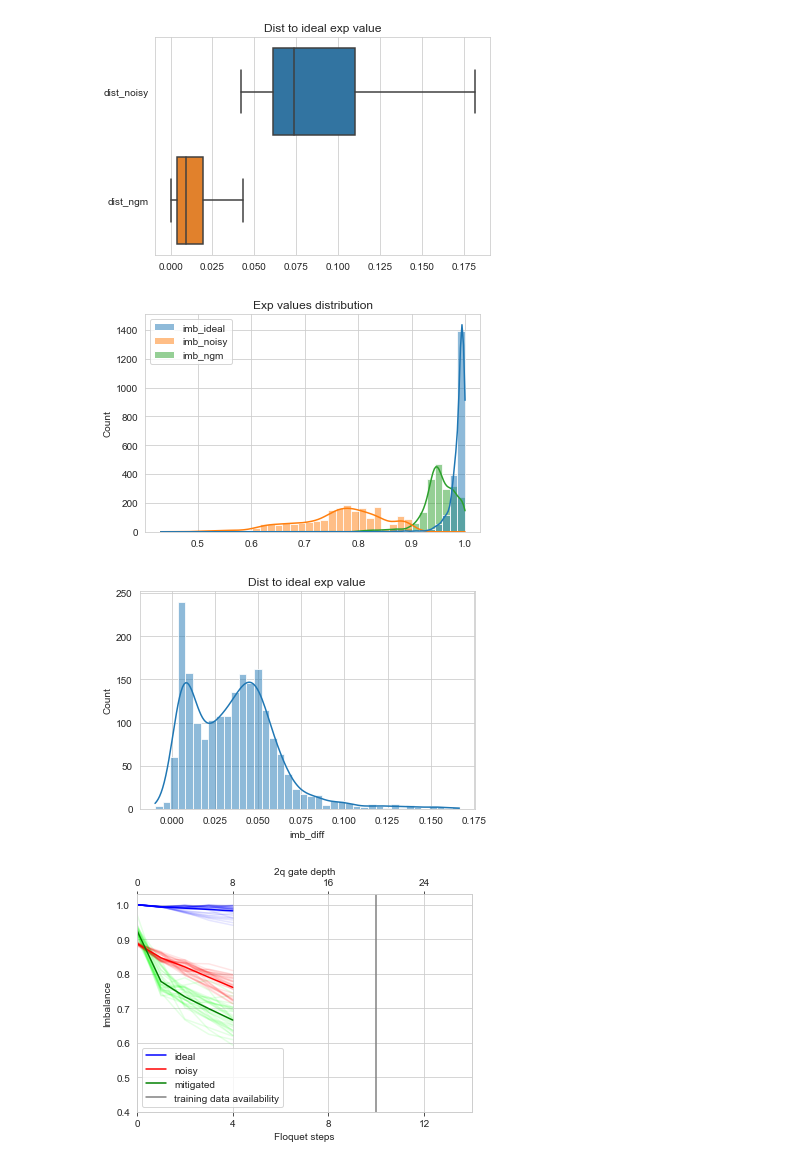
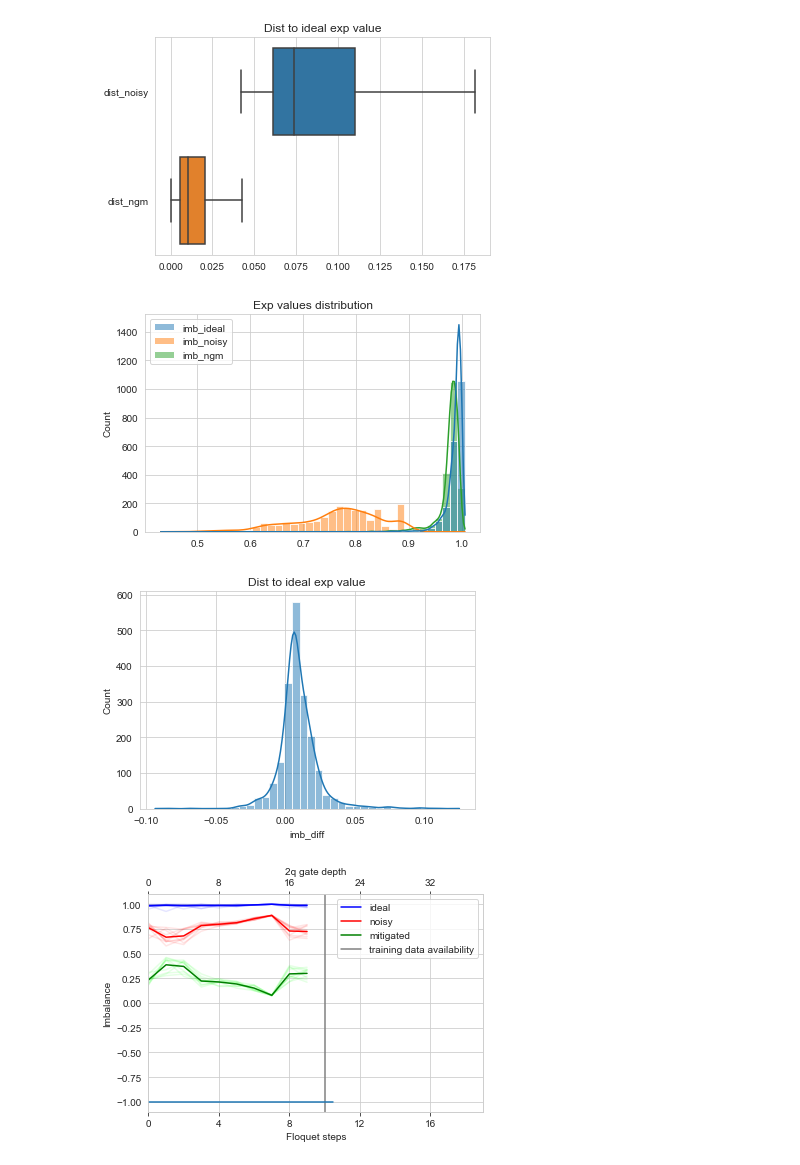
Before and after one commit to qiskit-community/ml-qem, a Jupyter notebook: docs/tutorials/h10_mlp.ipynb, the cells around one changed output. Drawn from its saved outputs; the diff is of its cells as text; code cells hidden in the pictures.

```diff
--- a/docs/tutorials/h10_mlp.ipynb
+++ b/docs/tutorials/h10_mlp.ipynb
@@ -144,7 +144,7 @@ BATCH_SIZE = 32
 train_dataset = TensorDataset(torch.Tensor(X_train), torch.Tensor(y_train))
 train_loader = DataLoader(train_dataset, batch_size=BATCH_SIZE, shuffle=True)
 test_dataset = TensorDataset(torch.Tensor(X_test), torch.Tensor(y_test))
-test_loader = DataLoader(test_dataset, batch_size=10000, shuffle=False)
+test_loader = DataLoader(test_dataset, batch_size=BATCH_SIZE, shuffle=False)
 # %%
 model = MLP1(
     input_size=58,
@@ -170,7 +173,7 @@ print(len(train_loader) * BATCH_SIZE, len(test_loader) * BATCH_SIZE)
 train_losses = []
 test_losses = []
 
-N_EPOCHS = 100
+N_EPOCHS = 50
 
 progress = tqdm(range(N_EPOCHS), desc='Model training', leave=True)
 for epoch in progress:
@@ -229,6 +229,6 @@ model = MLP1(
     output_size=4,
     hidden_size=128
 )
-model.load_state_dict(torch.load(model_path))
-model.eval()
+model.load_state_dict(torch.load('./model/haoran_mbd2/mlp_mbd.pth'))
+# model.eval()
 # %% [output]
@@ -240,5 +258,5 @@ MLP1(
 # %%
-model.eval()
+# model.eval()
 distances = []
 
 num_spins = 4
@@ -259,34 +277,34 @@ for batch_X, batch_y in test_loader:
         ideal = np.mean(ideal)
         noisy = np.mean(noisy)
         ngm_mitigated = np.mean(ngm_mitigated)
         distances.append({
             "ideal": ideal,
             "noisy": noisy,
             "ngm_mitigated": ngm_mitigated,
             "dist_noisy": np.abs(ideal - noisy),
             "dist_ngm": np.abs(ideal - ngm_mitigated),
             "imb_ideal": imbalance_ideal,
             "imb_noisy": imbalance_noisy,
             "imb_ngm": imbalance_mitigated,
             "imb_diff": imbalance_ideal - imbalance_mitigated
         })
 
 plt.style.use({'figure.facecolor':'white'})
 
 df = pd.DataFrame(distances)
 sns.boxplot(data=df[["dist_noisy", "dist_ngm"]], orient="h", showfliers = False)
 plt.title("Dist to ideal exp value")
 plt.show()
 
 sns.histplot([df['imb_ideal'], df['imb_noisy'], df["imb_ngm"]], kde=True, bins=40)
 plt.title("Exp values distribution")
 plt.show()
 
 sns.histplot(data=df["imb_diff"], kde=True, bins=40)
 plt.title("Dist to ideal exp value")
 plt.show()
 # %% [output]
-[figure, old version]
+[figure, new version]
-[figure, old version]
+[figure, new version]
-[figure, old version]
+[figure, new version]
 # %%
@@ -375,7 +395,7 @@ xmin,xmax = ax1.get_xlim()
 max_x = max_steps + 10
 ax1.set_xlim([0, max_x-1])
 ax2.set_xlim([0, max_x-1])
-ax1.set_ylim([0.4, 1.03])
+# ax1.set_ylim([0.4, 1.03])
 ax1.set_xticks(np.arange(0, max_x, 4))
 x2 = np.linspace(xmin, xmax, 50)
 ax2.plot(x2, -np.ones(50)) # Create a dummy plot
@@ -388,4 +408,4 @@ ax2.grid(None)
 plt.style.use({'figure.facecolor':'white'})
 plt.show()
 # %% [output]
-[figure, old version]
+[figure, new version]
```
Also changed, not shown: parts of 10 cells of this notebook, 6 other files.
